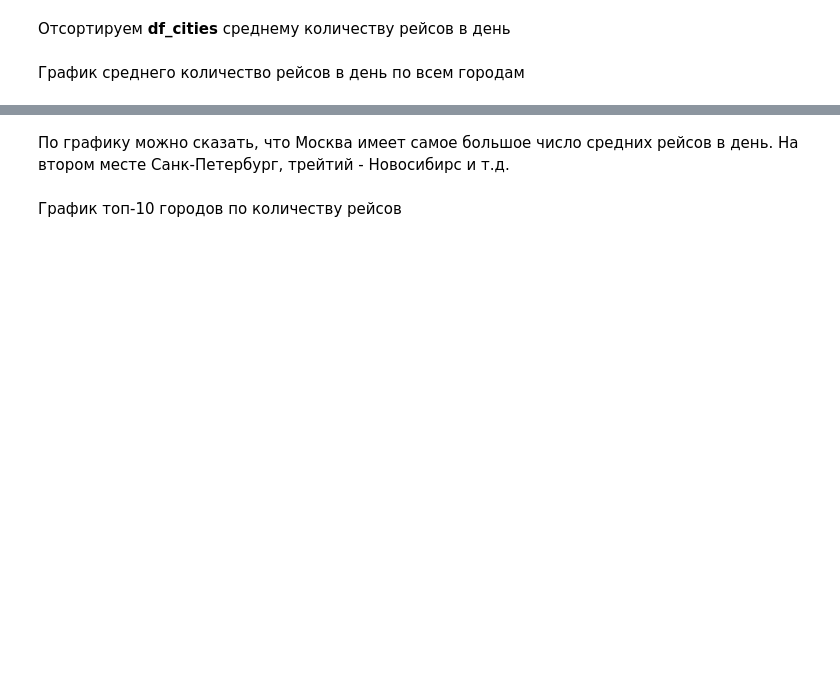
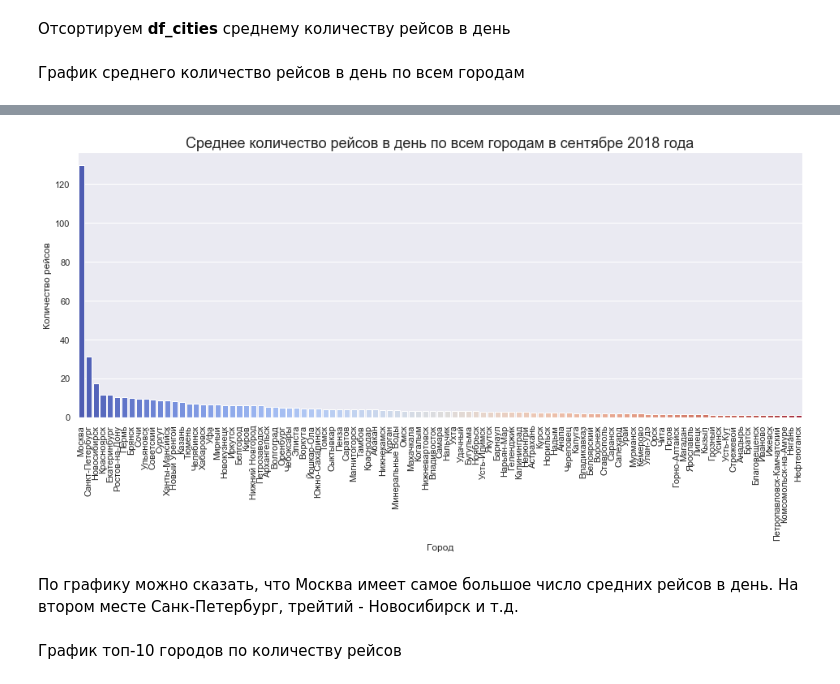
Before and after one commit to seriypavlov/DS_projects, a Jupyter notebook: Проект. Аналитика в авиакомпании/Проект. Аналитика в авиакомпании.ipynb, the cells around one changed output, grey strips where cells are left out. Saved outputs shown, nothing was run; the diff lists cells and outputs as text; code cells hidden in the pictures; blank space fills up the shorter version.

```diff
--- a/Проект. Аналитика в авиакомпании/Проект. Аналитика в авиакомпании.ipynb
+++ b/Проект. Аналитика в авиакомпании/Проект. Аналитика в авиакомпании.ipynb
@@ -369,5 +344,16 @@ fig.show()
+# %%
+fig, ax = plt.subplots(figsize=(16, 6))
+sns.barplot(y=df_cities.average_flights, x=df_cities.city,
+            data=df_aircrafts_sorted.sort_values(by='flights_amount'),
+            palette='coolwarm')
+ax.set_title('Среднее количество рейсов в день по всем городам в сентябре 2018 года', fontdict={'fontsize': 18})
+plt.xticks(rotation=90)
+plt.xlabel('Город')
+plt.ylabel('Количество рейсов');
+# %% [output]
+[figure, added]
 # %% [markdown]
-По графику можно сказать, что Москва имеет самое большое число средних рейсов в день. На втором месте Санк-Петербург, трейтий - Новосибирс и т.д.
+По графику можно сказать, что Москва имеет самое большое число средних рейсов в день. На втором месте Санк-Петербург, трейтий - Новосибирск и т.д.
 # %% [markdown]
 График топ-10 городов по количеству рейсов
 # %% [markdown]
```
Also changed, not shown: parts of 13 cells of this notebook.
